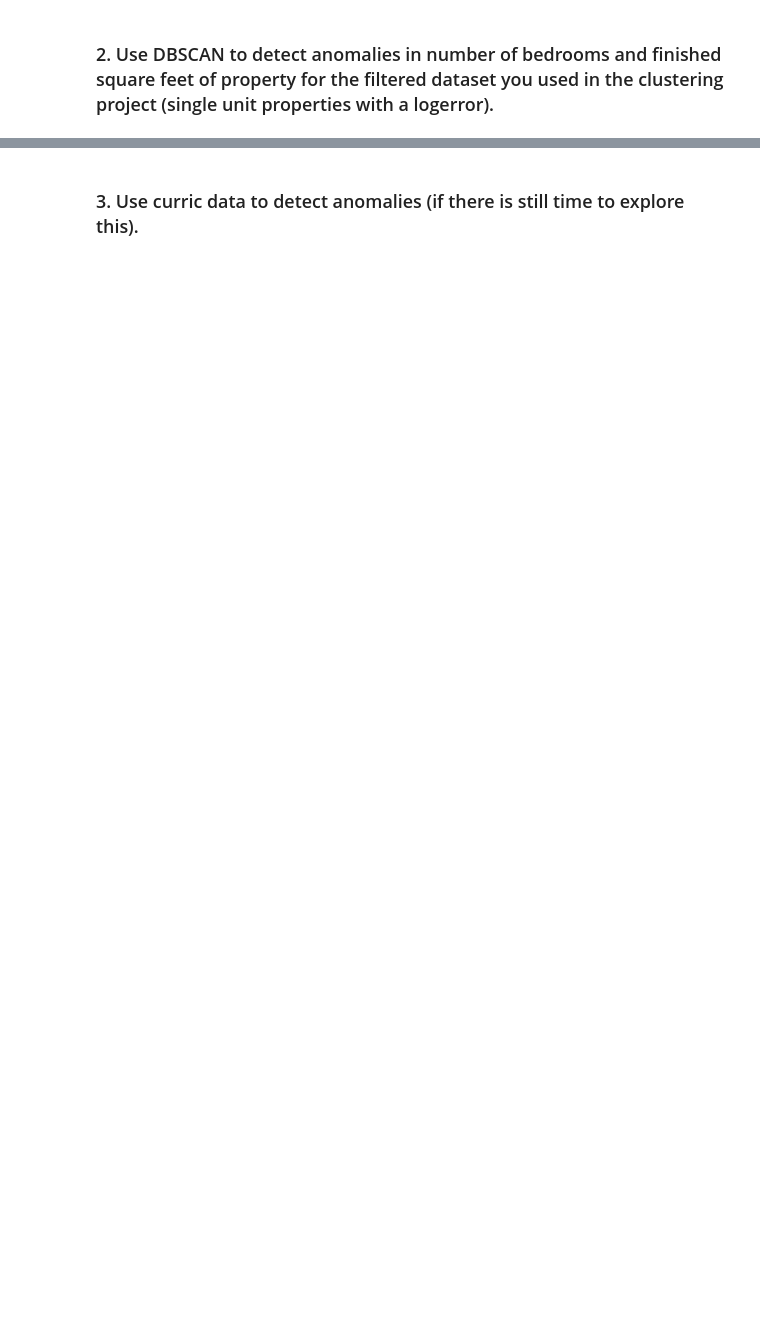
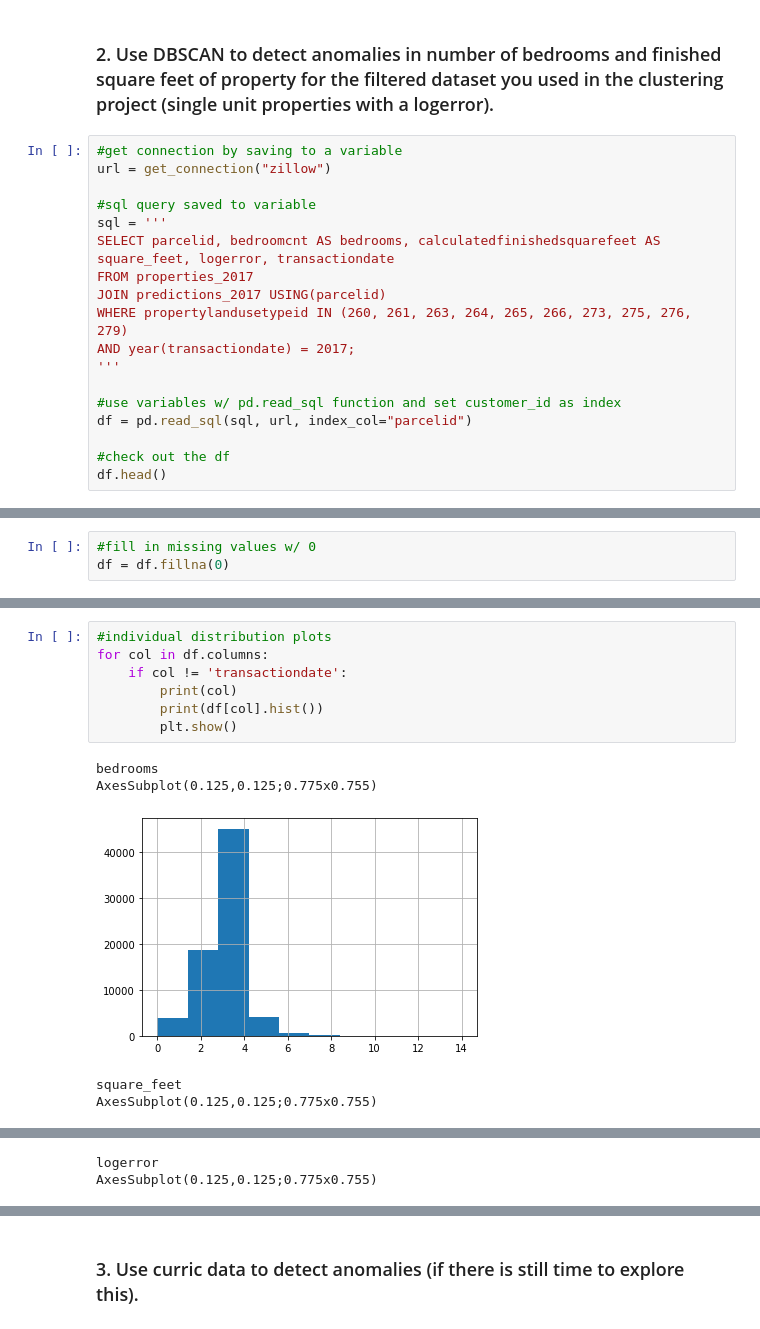
Before and after one commit to aliciag92/anomaly-detection-exercises, a Jupyter notebook: clustering_anomaly_detection.ipynb, the cells around one changed output, grey strips where cells are left out. Saved outputs shown, nothing was run; the diff lists cells and outputs as text; blank space fills up the shorter version.

```diff
--- a/clustering_anomaly_detection.ipynb
+++ b/clustering_anomaly_detection.ipynb
@@ -3,2 +181,20 @@
 # %% [markdown]
 ### 2. Use DBSCAN to detect anomalies in number of bedrooms and finished square feet of property for the filtered dataset you used in the clustering project (single unit properties with a logerror).
+# %%
+#get connection by saving to a variable
+url = get_connection("zillow")
+
+#sql query saved to variable
+sql = '''
+SELECT parcelid, bedroomcnt AS bedrooms, calculatedfinishedsquarefeet AS square_feet, logerror, transactiondate
+FROM properties_2017
+JOIN predictions_2017 USING(parcelid)
+WHERE propertylandusetypeid IN (260, 261, 263, 264, 265, 266, 273, 275, 276, 279)
+AND year(transactiondate) = 2017;
+'''
+
+#use variables w/ pd.read_sql function and set customer_id as index
+df = pd.read_sql(sql, url, index_col="parcelid")
+
+#check out the df
+df.head()
@@ -4,0 +238,3 @@
+# %%
+#fill in missing values w/ 0
+df = df.fillna(0)
@@ -4,0 +257,13 @@
+# %%
+#individual distribution plots
+for col in df.columns:
+    if col != 'transactiondate':
+        print(col)
+        print(df[col].hist())
+        plt.show()
+# %% [output]
+bedrooms
+AxesSubplot(0.125,0.125;0.775x0.755)
+[figure, added]
+square_feet
+AxesSubplot(0.125,0.125;0.775x0.755)
@@ -4,0 +271,2 @@
+logerror
+AxesSubplot(0.125,0.125;0.775x0.755)
```
Also changed, not shown: parts of 42 cells of this notebook.
